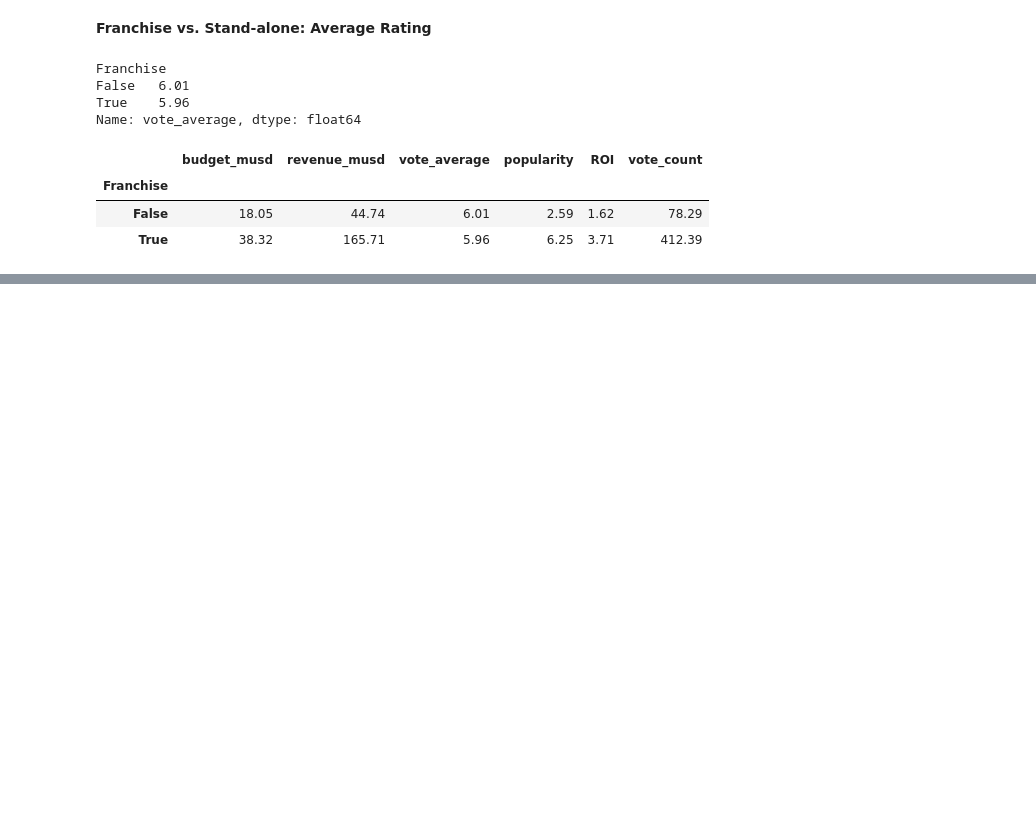
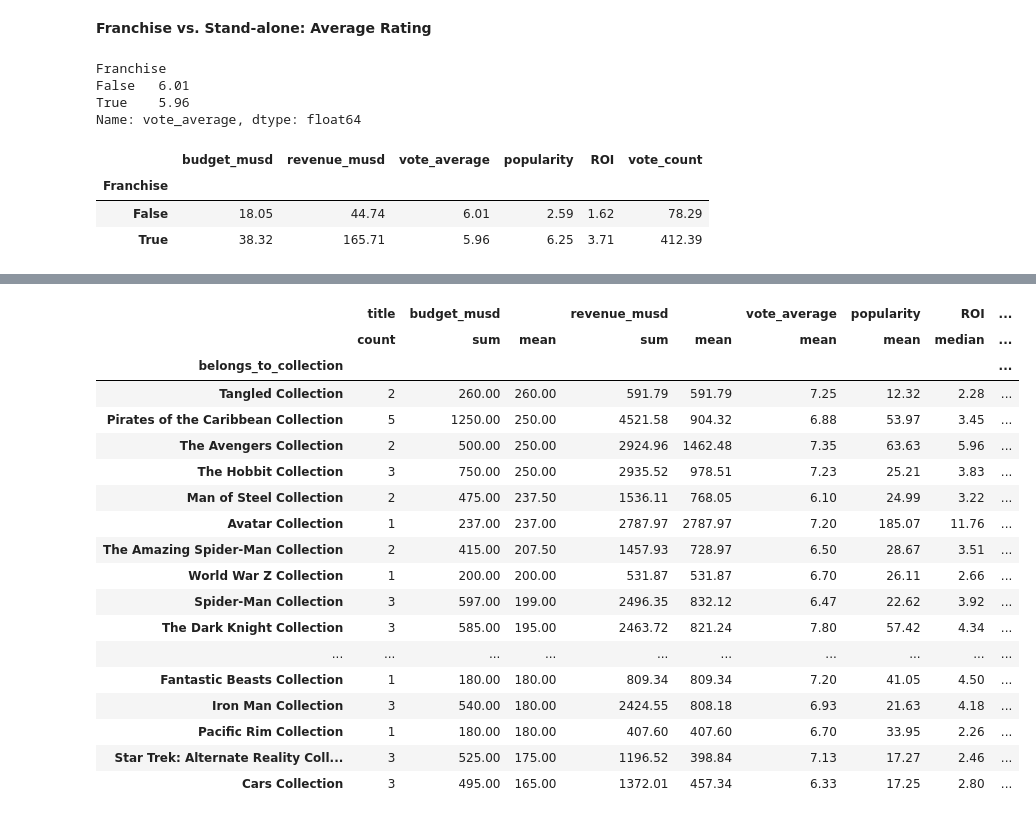
Before and after one commit to MANISH-KUMAR-CODES/Explanatory-Data-Analysis-Data-Presentation-on-Movies-Dataset, a Jupyter notebook: Explanatory_Data_Analysis_&_Data_Presentation_on_Movies_Dataset.ipynb, the cells around one changed output, grey strips where cells are left out. Saved outputs shown, nothing was run; the diff lists cells and outputs as text; code cells hidden in the pictures; blank space fills up the shorter version.

```diff
--- a/Explanatory_Data_Analysis_&_Data_Presentation_on_Movies_Dataset.ipynb
+++ b/Explanatory_Data_Analysis_&_Data_Presentation_on_Movies_Dataset.ipynb
@@ -607,0 +708,22 @@ df.groupby("Franchise").agg({"budget_musd": "mean", "revenue_musd": "mean", "vot
+# %%
+franchises.nlargest(20, ("budget_musd", "mean"))
+# %% [output]
+|  | title | budget_musd |  | revenue_musd |  | vote_average | popularity | ROI | ... |
+|  | count | sum | mean | sum | mean | mean | mean | median | ... |
+| belongs_to_collection |  |  |  |  |  |  |  |  | ... |
+| Tangled Collection | 2 | 260.00 | 260.00 | 591.79 | 591.79 | 7.25 | 12.32 | 2.28 | ... |
+| Pirates of the Caribbean Collection | 5 | 1250.00 | 250.00 | 4521.58 | 904.32 | 6.88 | 53.97 | 3.45 | ... |
+| The Avengers Collection | 2 | 500.00 | 250.00 | 2924.96 | 1462.48 | 7.35 | 63.63 | 5.96 | ... |
+| The Hobbit Collection | 3 | 750.00 | 250.00 | 2935.52 | 978.51 | 7.23 | 25.21 | 3.83 | ... |
+| Man of Steel Collection | 2 | 475.00 | 237.50 | 1536.11 | 768.05 | 6.10 | 24.99 | 3.22 | ... |
+| Avatar Collection | 1 | 237.00 | 237.00 | 2787.97 | 2787.97 | 7.20 | 185.07 | 11.76 | ... |
+| The Amazing Spider-Man Collection | 2 | 415.00 | 207.50 | 1457.93 | 728.97 | 6.50 | 28.67 | 3.51 | ... |
+| World War Z Collection | 1 | 200.00 | 200.00 | 531.87 | 531.87 | 6.70 | 26.11 | 2.66 | ... |
+| Spider-Man Collection | 3 | 597.00 | 199.00 | 2496.35 | 832.12 | 6.47 | 22.62 | 3.92 | ... |
+| The Dark Knight Collection | 3 | 585.00 | 195.00 | 2463.72 | 821.24 | 7.80 | 57.42 | 4.34 | ... |
+| ... | ... | ... | ... | ... | ... | ... | ... | ... | ... |
+| Fantastic Beasts Collection | 1 | 180.00 | 180.00 | 809.34 | 809.34 | 7.20 | 41.05 | 4.50 | ... |
+| Iron Man Collection | 3 | 540.00 | 180.00 | 2424.55 | 808.18 | 6.93 | 21.63 | 4.18 | ... |
+| Pacific Rim Collection | 1 | 180.00 | 180.00 | 407.60 | 407.60 | 6.70 | 33.95 | 2.26 | ... |
+| Star Trek: Alternate Reality Coll... | 3 | 525.00 | 175.00 | 1196.52 | 398.84 | 7.13 | 17.27 | 2.46 | ... |
+| Cars Collection | 3 | 495.00 | 165.00 | 1372.01 | 457.34 | 6.33 | 17.25 | 2.80 | ... |
```
Also changed, not shown: parts of 11 cells of this notebook.
